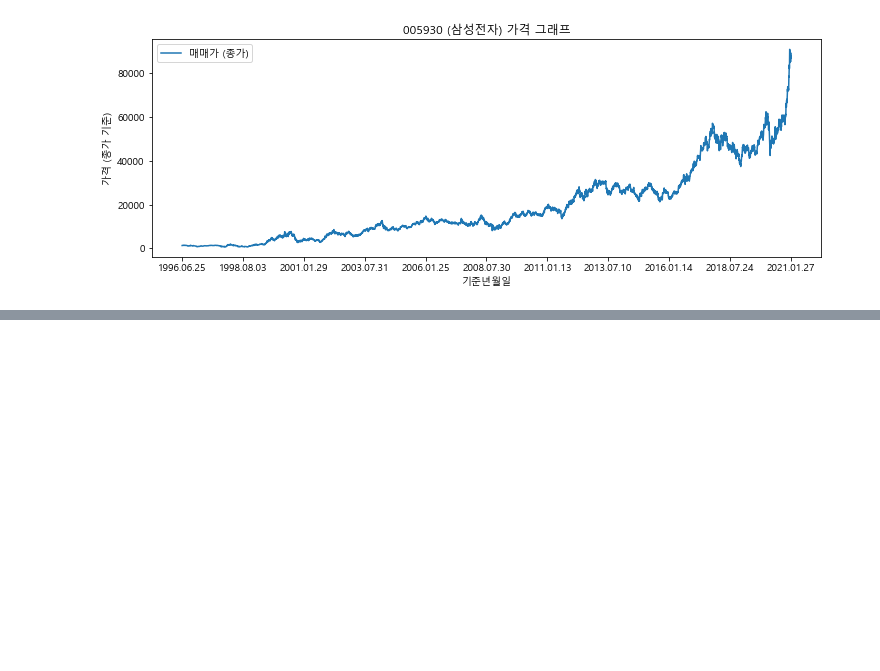
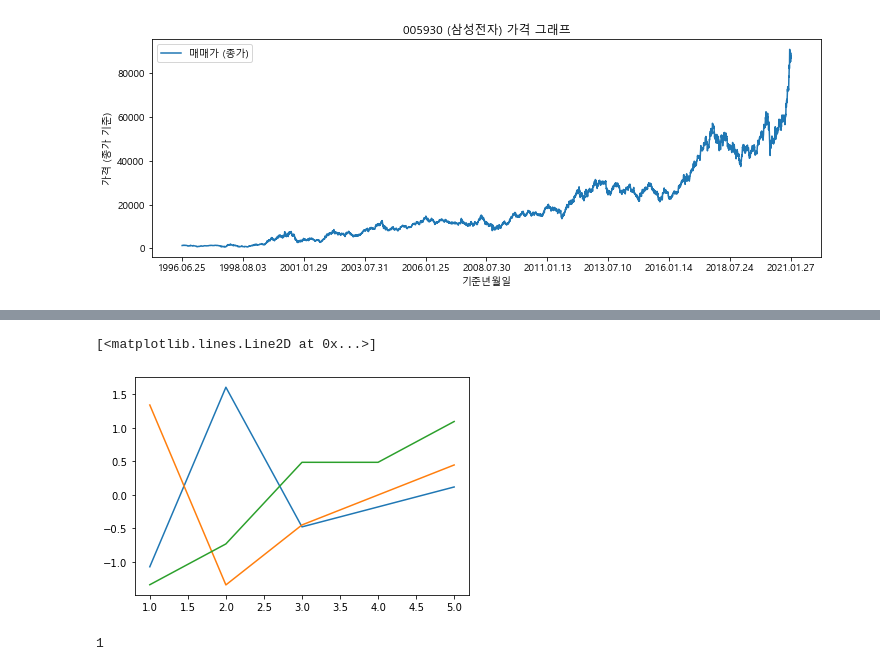
Before and after one commit to Rnlcksgdkd/WebScraping, a Jupyter notebook: study/Naver_Finance_Scrapping/NaverFinance 주식 스크래핑 해보기.ipynb, the cells around one changed output, grey strips where cells are left out. Drawn from its saved outputs; the diff is of its cells as text; code cells hidden in the pictures; blank space fills up the shorter version.

```diff
--- a/study/Naver_Finance_Scrapping/NaverFinance 주식 스크래핑 해보기.ipynb
+++ b/study/Naver_Finance_Scrapping/NaverFinance 주식 스크래핑 해보기.ipynb
@@ -387,0 +325,22 @@ plt.plot([1,2,3,4])
+# %%
+
+nor_a = (a - a.mean())/a.std()
+nor_b = (b - b.mean())/b.std()
+nor_c = (c - c.mean())/c.std()
+
+plt.plot(a.index , nor_a["val_a"])
+plt.plot(a.index , nor_b["val_b"])
+plt.plot(c.index , nor_c["val_c"])
+# %% [output]
+[<matplotlib.lines.Line2D at 0x...>]
+[figure, added]
+# %%
+
+
+def sample(**args):
+    if args.get("start"):
+        print(args["start"])
+
+sample(start = 1)
+# %% [output]
+1
```
Also changed, not shown: parts of 13 cells of this notebook, 4 other files.
